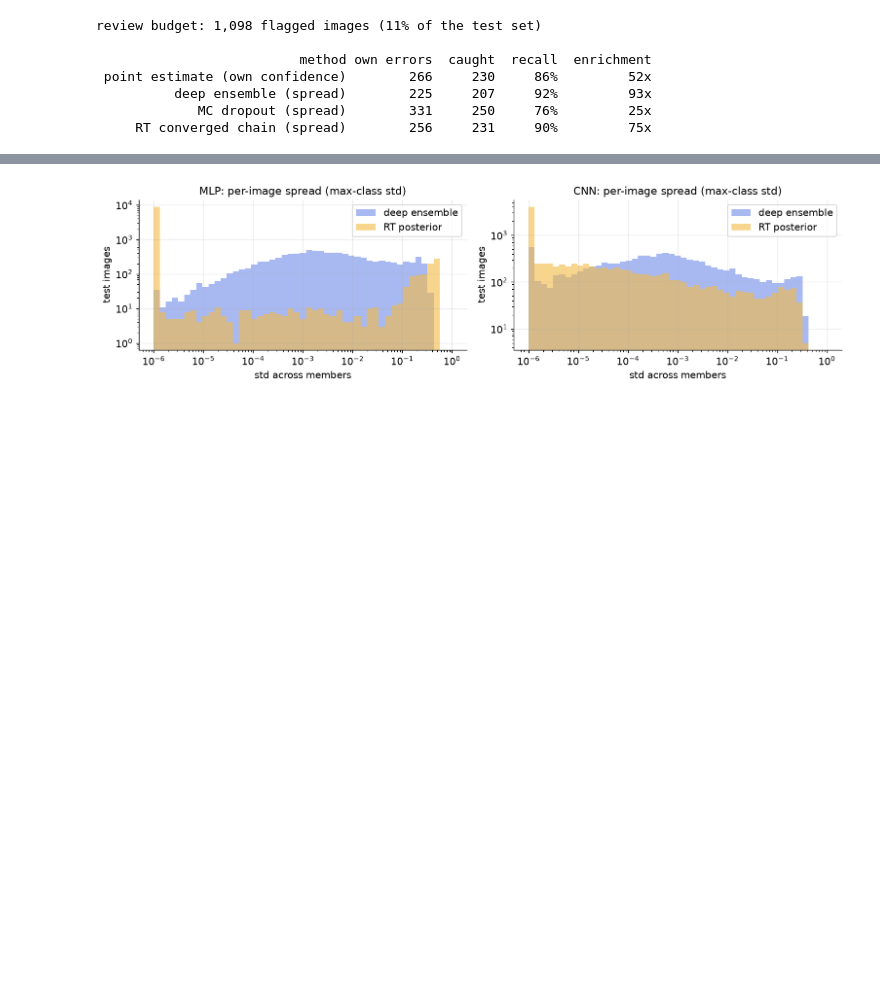
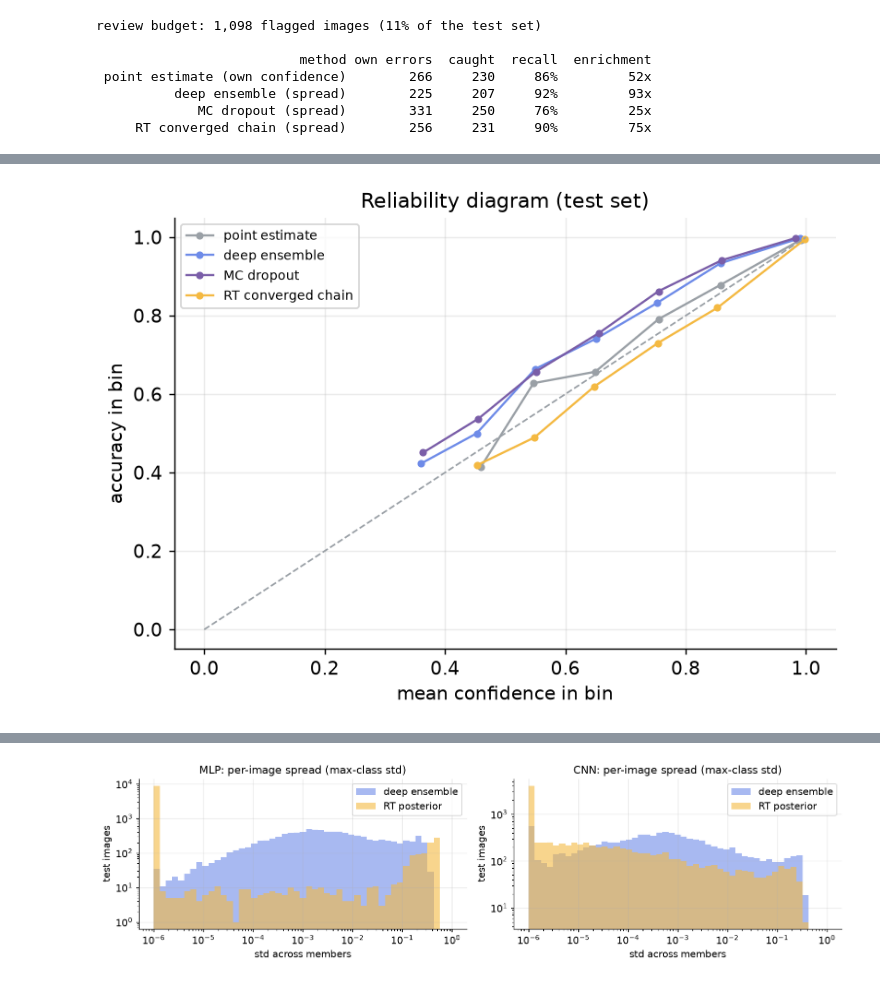
Before and after one commit to YasirAlsugair/ray-tracing-sampler-experiments, a Jupyter notebook: exp6_mnist_posterior.ipynb, the cells around one changed output, grey strips where cells are left out. Cells and saved outputs as stored; diff of their text form; code cells hidden in the pictures; blank space fills up the shorter version.

Commit message:
Add reliability, member-count scaling, and flag-overlap comparisons

```diff
--- a/exp6_mnist_posterior.ipynb
+++ b/exp6_mnist_posterior.ipynb
@@ -971,0 +976,30 @@ review budget: 1,098 flagged images (11% of the test set)
+# %%
+if "converged_probabilities" in dir():
+    reliability_methods = [
+        ("point estimate", point_probabilities, GREY),
+        ("deep ensemble", ensemble_members.mean(axis=0), BLUE),
+        ("MC dropout", dropout_members.mean(axis=0), "#7A5EA8"),
+        ("RT converged chain", converged_probabilities.mean(axis=0), RT),
+    ]
+    bin_edges = np.linspace(0.1, 1.0, 10)
+    figure, axis = plt.subplots(figsize=(6.4, 4.6))
+    for name, probabilities, color in reliability_methods:
+        confidence = probabilities.max(axis=1)
+        correct = probabilities.argmax(axis=1) == test_labels
+        mean_confidence, accuracy = [], []
+        for low, high in zip(bin_edges[:-1], bin_edges[1:]):
+            mask = (confidence >= low) & (confidence <= high)
+            if mask.sum() >= 20:   # skip bins too small to estimate
+                mean_confidence.append(confidence[mask].mean())
+                accuracy.append(correct[mask].mean())
+        axis.plot(mean_confidence, accuracy, marker="o", ms=3.5, lw=1.3,
+                  color=color, label=name)
+    axis.plot([0, 1], [0, 1], color=GREY, ls="--", lw=1)
+    axis.set_xlabel("mean confidence in bin")
+    axis.set_ylabel("accuracy in bin")
+    axis.set_title("Reliability diagram (test set)")
+    axis.legend(fontsize=8, loc="upper left")
+    plt.tight_layout()
+    plt.show()
+# %% [output]
+[figure, added]
```
Also changed, not shown: parts of 4 cells of this notebook.
